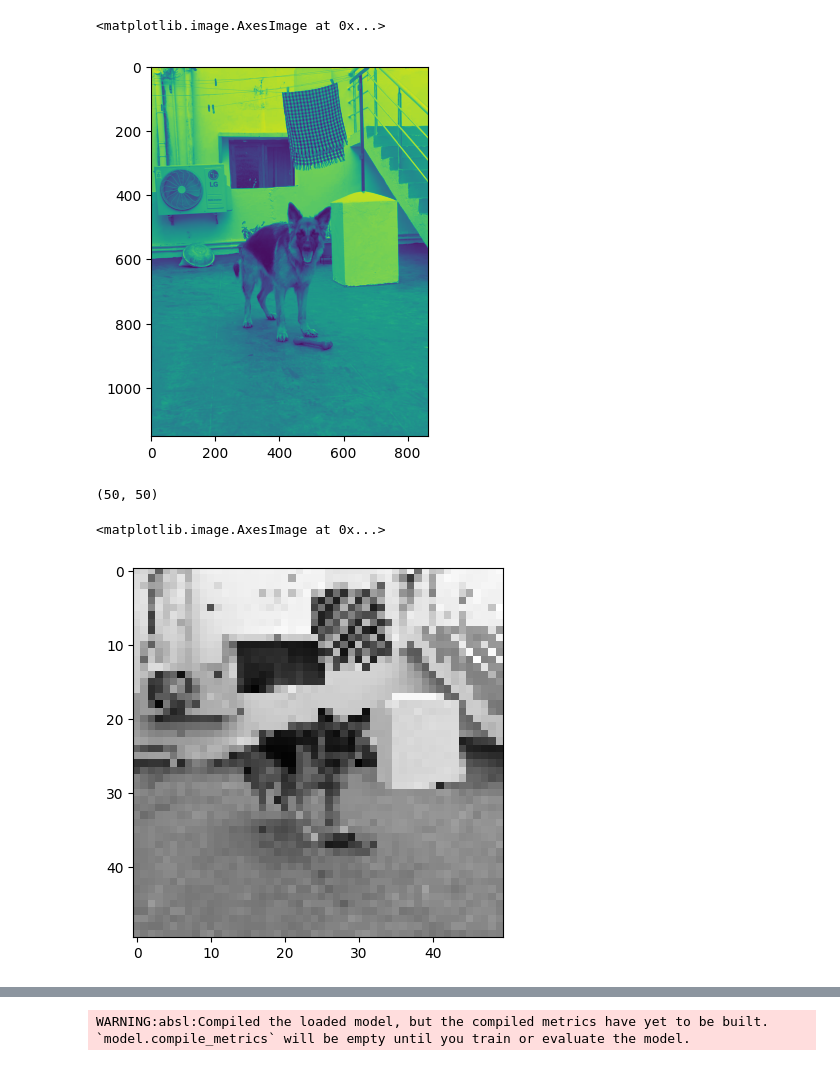
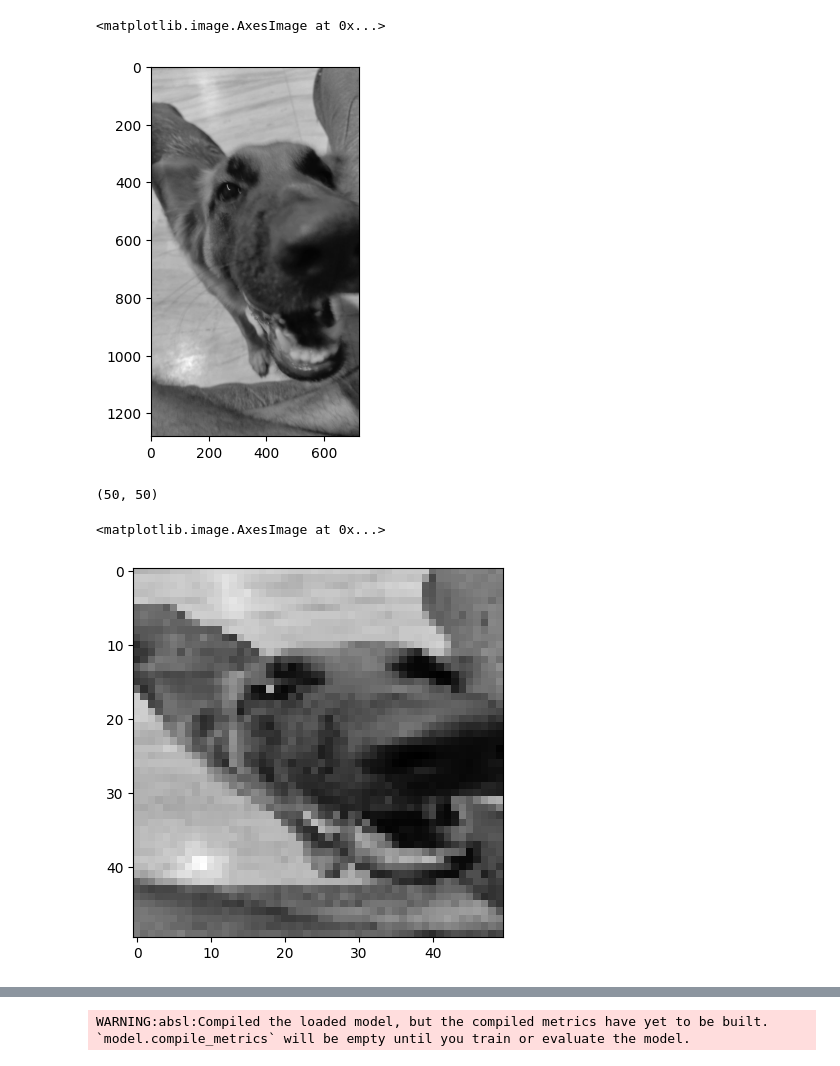
Before and after one commit to Vishwa2684/Computer-Vision, a Jupyter notebook: Cat and dog classification/test.ipynb, the cells around one changed output, grey strips where cells are left out. Drawn from its saved outputs; the diff is of its cells as text; code cells hidden in the pictures.

```diff
--- a/Cat and dog classification/test.ipynb
+++ b/Cat and dog classification/test.ipynb
@@ -4,13 +4,12 @@ import tensorflow as tf
 import matplotlib.pyplot as plt
 import numpy as np
 # %%
-# CNN = tf.keras.models.load_model('./CNN.h5')
 
-doggo = cv2.imread('C:\\Users\\vishw\\OneDrive\\Desktop\\maple 1.jpeg',cv2.IMREAD_GRAYSCALE)
-plt.imshow(doggo)
+doggo = cv2.imread('C:\\Users\\vishw\\OneDrive\\Desktop\\maple x.jpeg',cv2.IMREAD_GRAYSCALE)
+plt.imshow(doggo,cmap='gray')
 # %% [output]
 <matplotlib.image.AxesImage at 0x...>
-[figure, old version]
+[figure, new version]
 # %%
 doggo = cv2.resize(doggo,(50,50))
 print(doggo.shape)
@@ -19,7 +18,7 @@ plt.imshow(doggo,cmap='gray')
 # %% [output]
 (50, 50)
 <matplotlib.image.AxesImage at 0x...>
-[figure, old version]
+[figure, new version]
 # %%
 doggo =doggo.reshape((50,50,1))
 doggo = np.expand_dims(doggo,axis=0)
```
Also changed, not shown: parts of 6 cells of this notebook.
